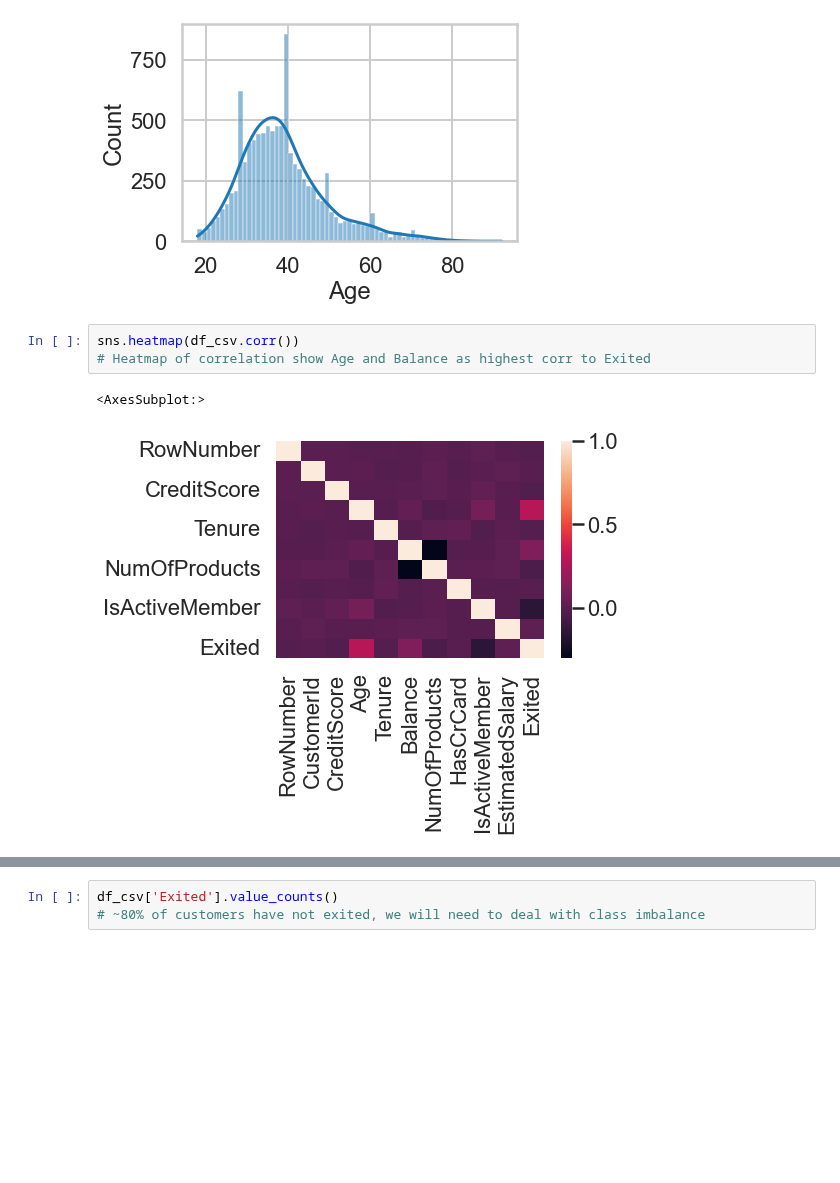
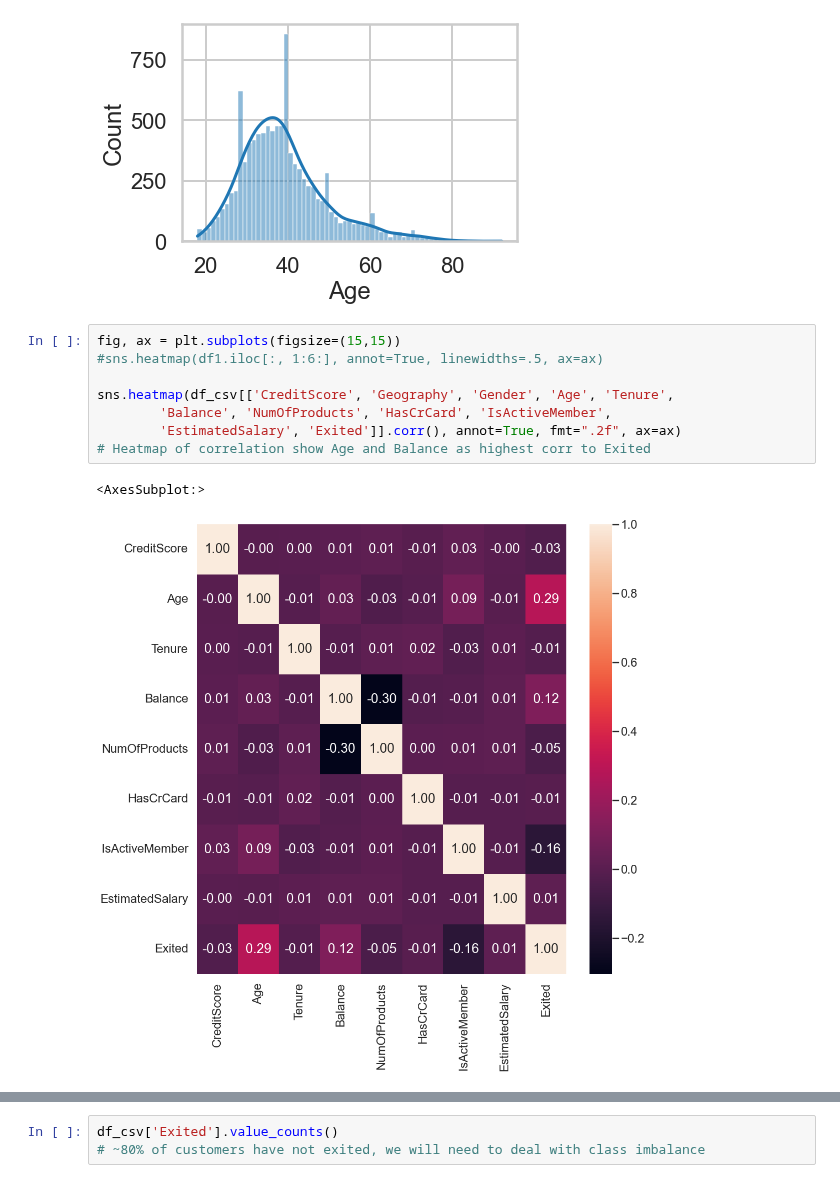
Before and after one commit to nycantwell/nycantwell, a Jupyter notebook: Capstone_Three_Churn_Modeling/Capstone_Three_Churn.ipynb, the cells around one changed output, grey strips where cells are left out. Saved outputs shown, nothing was run; the diff lists cells and outputs as text; blank space fills up the shorter version.

```diff
--- a/Capstone_Three_Churn_Modeling/Capstone_Three_Churn.ipynb
+++ b/Capstone_Three_Churn_Modeling/Capstone_Three_Churn.ipynb
@@ -47,12 +47,17 @@ sns.histplot(data = df_csv['Age'], kde = True)
 # %% [output]
 <AxesSubplot:xlabel='Age', ylabel='Count'>
 [figure]
-# %%
-sns.heatmap(df_csv.corr())
-# Heatmap of correlation show Age and Balance as highest corr to Exited
-# %% [output]
-<AxesSubplot:>
-[figure, removed]
+# %%
+fig, ax = plt.subplots(figsize=(15,15))
+#sns.heatmap(df1.iloc[:, 1:6:], annot=True, linewidths=.5, ax=ax)
+
+sns.heatmap(df_csv[['CreditScore', 'Geography', 'Gender', 'Age', 'Tenure',
+        'Balance', 'NumOfProducts', 'HasCrCard', 'IsActiveMember',
+        'EstimatedSalary', 'Exited']].corr(), annot=True, fmt=".2f", ax=ax)
+# Heatmap of correlation show Age and Balance as highest corr to Exited
+# %% [output]
+<AxesSubplot:>
+[figure, added]
 # %%
 print(len(df_csv['Surname'].unique()))
 print(df_csv['Geography'].unique())
```
Also changed, not shown: parts of 6 cells of this notebook, 3 other files.
